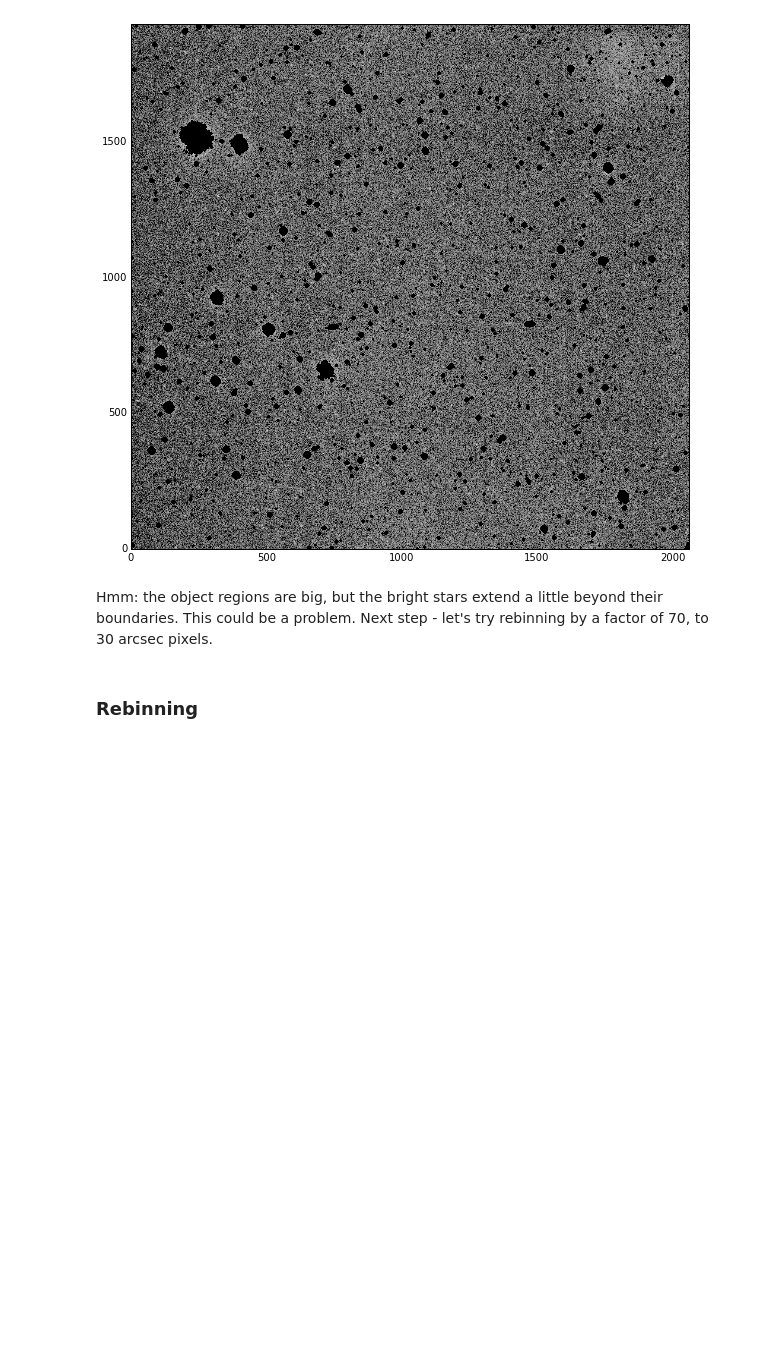
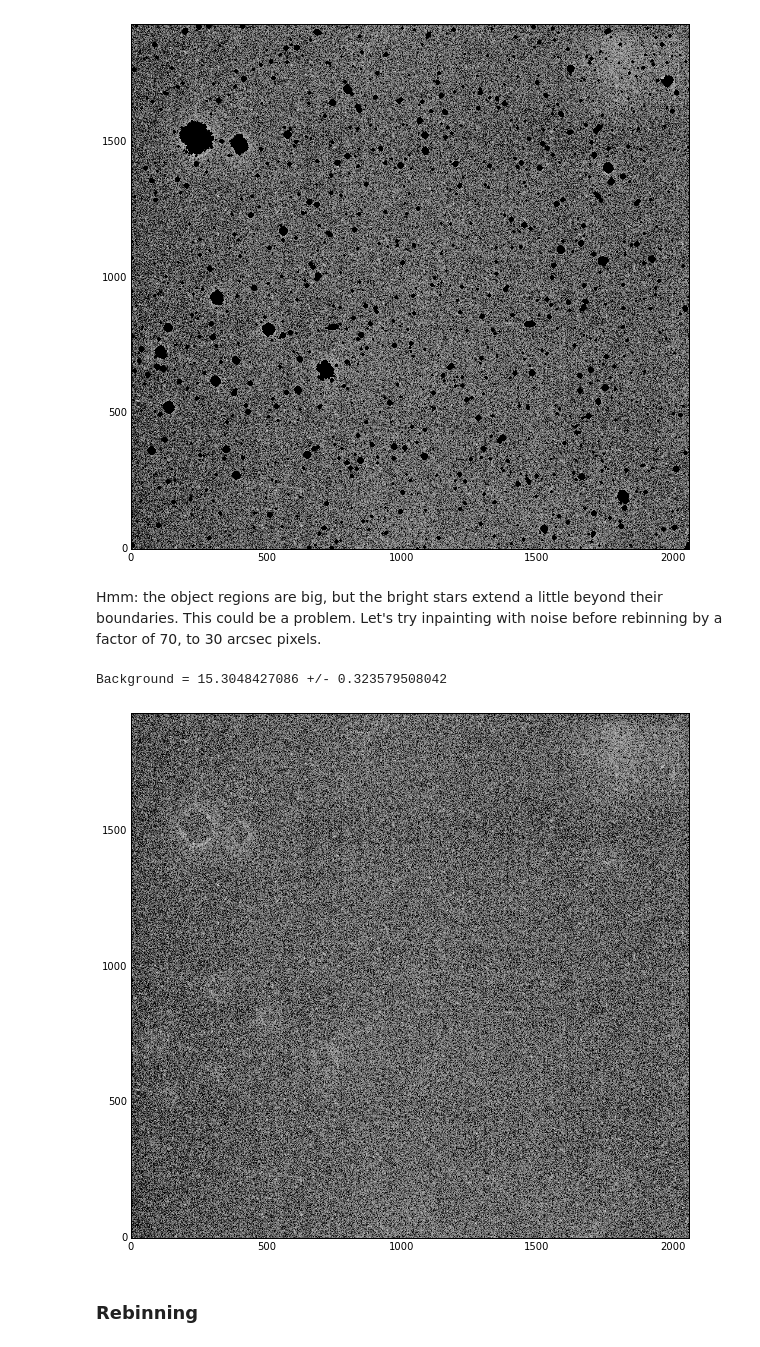
Before and after one commit to drphilmarshall/FuzzyBlobs, a Jupyter notebook: demo.ipynb, the cells around one changed output. Cells and saved outputs as stored; diff of their text form; code cells hidden in the pictures; blank space fills up the shorter version.

```diff
--- a/demo.ipynb
+++ b/demo.ipynb
@@ -81,4 +81,17 @@ plt.imshow(viz.scale_image(mask*image, scale='log', min_cut=15, max_cut=100), cm
 # %% [output]
 [figure]
 # %% [markdown]
-Hmm: the object regions are big, but the bright stars extend a little beyond their boundaries. This could be a problem. Next step - let's try rebinning by a factor of 70, to 30 arcsec pixels.
+Hmm: the object regions are big, but the bright stars extend a little beyond their boundaries. This could be a problem. Let's try inpainting with noise before rebinning by a factor of 70, to 30 arcsec pixels.
+# %%
+masked_image = mask*image
+
+# Subtract off background and re-apply mask:
+background = np.sum(masked_image)/(1.0*np.sum(mask))
+masked_image = (masked_image - background)*mask
+
+# Compute std dev:
+rms = np.sqrt(np.sum(masked_image*masked_image)/(1.0*np.sum(mask)))
+
+print("Background =",background,"+/-",rms)
+# %% [output]
+Background = 15.3048427086 +/- 0.323579508042
@@ -85,3 +102,7 @@ Hmm: the object regions are big, but the bright stars extend a little beyond the
+# %%
+plt.imshow(viz.scale_image(inpainted_image, scale='log', min_cut=15, max_cut=100), cmap='gray', origin='lower');
+# %% [output]
+[figure, added]
 # %% [markdown]
 ### Rebinning
 # %%
```
Also changed, not shown: parts of 4 cells of this notebook.
